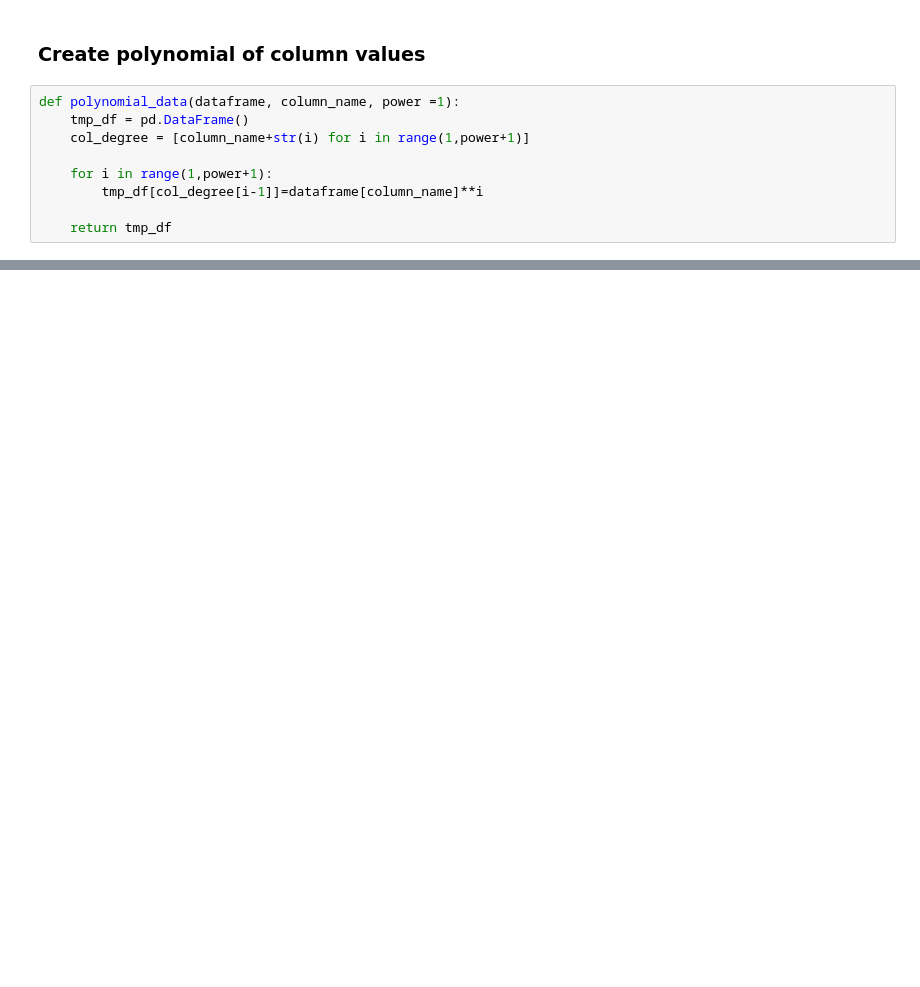
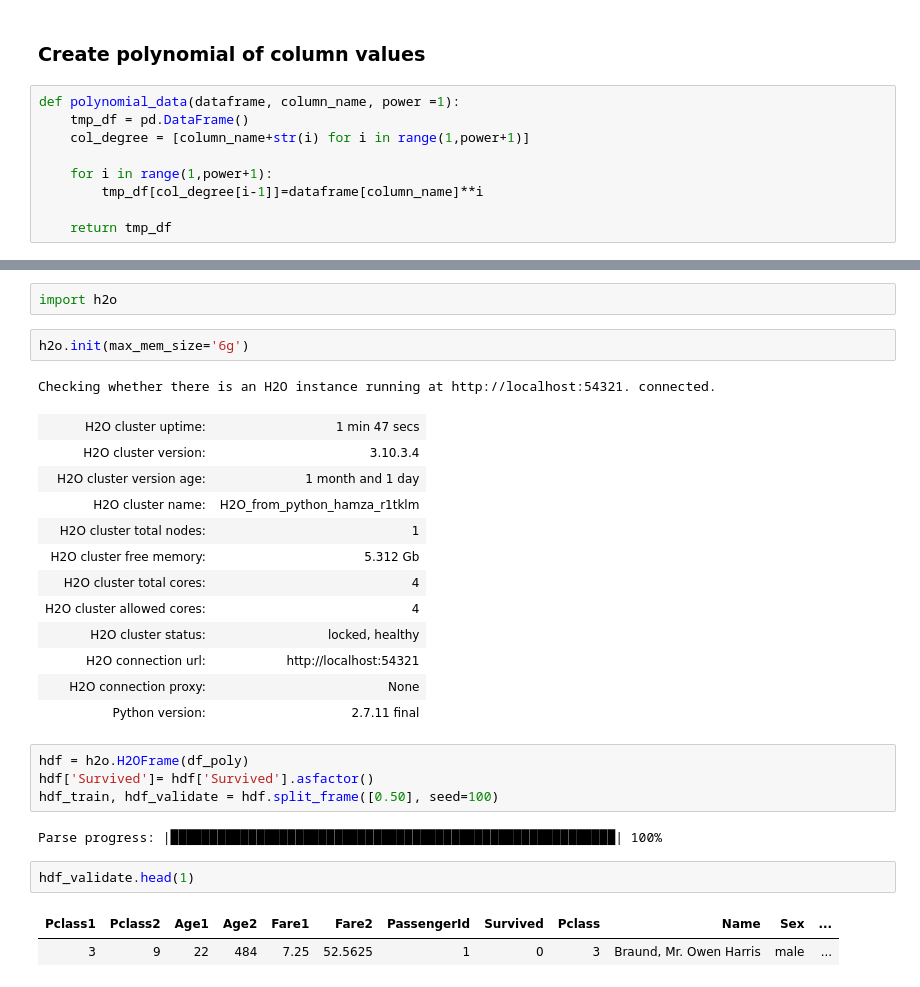
Before and after one commit to hamzafar/titanic_competition, a Jupyter notebook: feature engineering.ipynb, the cells around one changed output, grey strips where cells are left out. Saved outputs shown, nothing was run; the diff lists cells and outputs as text; blank space fills up the shorter version.

```diff
--- a/feature engineering.ipynb
+++ b/feature engineering.ipynb
@@ -66,0 +78,29 @@ df_poly = pd.concat([polynomial_data(df_train,'Pclass',2),
+# %%
+import h2o
+# %%
+h2o.init(max_mem_size='6g')
+# %% [output]
+Checking whether there is an H2O instance running at http://localhost:54321. connected.
+| H2O cluster uptime: | 1 min 47 secs |
+| H2O cluster version: | 3.10.3.4 |
+| H2O cluster version age: | 1 month and 1 day |
+| H2O cluster name: | H2O_from_python_hamza_r1tklm |
+| H2O cluster total nodes: | 1 |
+| H2O cluster free memory: | 5.312 Gb |
+| H2O cluster total cores: | 4 |
+| H2O cluster allowed cores: | 4 |
+| H2O cluster status: | locked, healthy |
+| H2O connection url: | http://localhost:54321 |
+| H2O connection proxy: | None |
+| Python version: | 2.7.11 final |
+# %%
+hdf = h2o.H2OFrame(df_poly)
+hdf['Survived']= hdf['Survived'].asfactor()
+hdf_train, hdf_validate = hdf.split_frame([0.50], seed=100)
+# %% [output]
+Parse progress: |█████████████████████████████████████████████████████████| 100%
+# %%
+hdf_validate.head(1)
+# %% [output]
+| Pclass1 | Pclass2 | Age1 | Age2 | Fare1 | Fare2 | PassengerId | Survived | Pclass | Name | Sex | ... |
+| 3 | 9 | 22 | 484 | 7.25 | 52.5625 | 1 | 0 | 3 | Braund, Mr. Owen Harris | male | ... |
```
Also changed, not shown: parts of 25 cells of this notebook.
